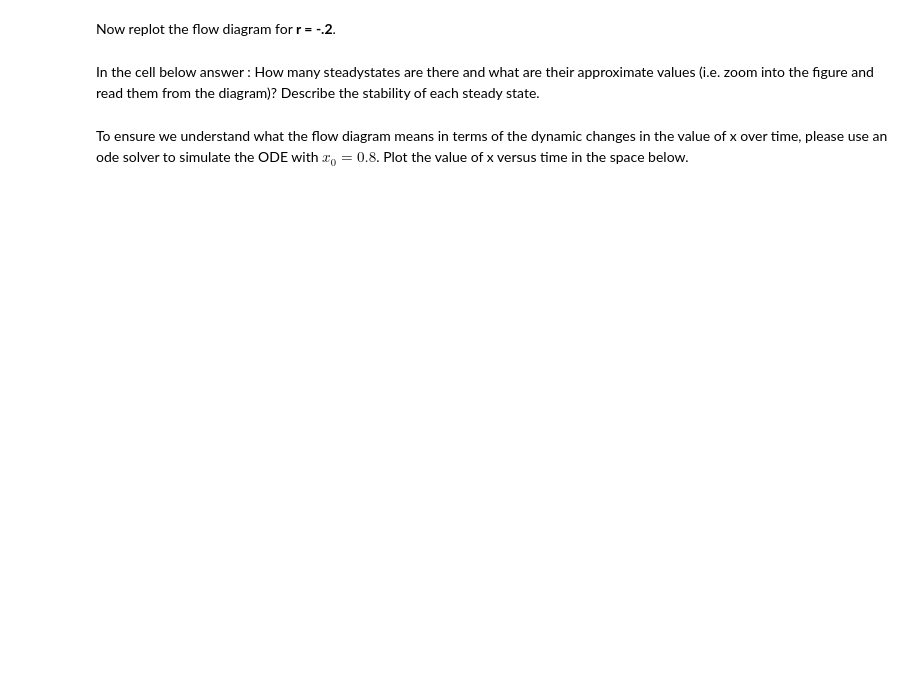
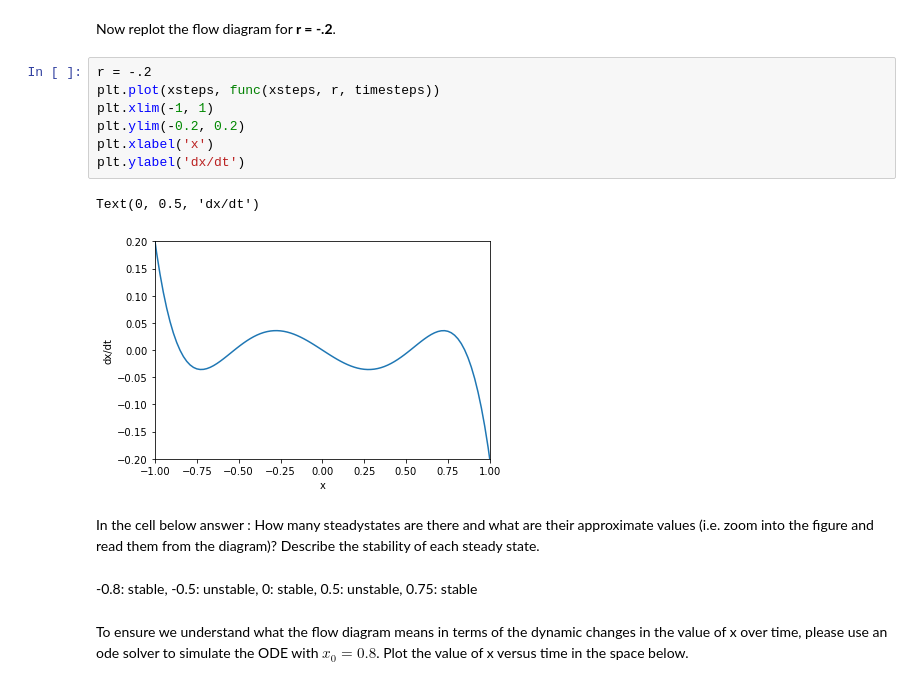
Before and after one commit to mdsnbutler/ChE_2410-Public-Repo, a Jupyter notebook: Homework/Homework 7 Flow on a Line.ipynb, the cells around one changed output. Cells and saved outputs as stored; diff of their text form; blank space fills up the shorter version.

```diff
--- a/Homework/Homework 7 Flow on a Line.ipynb
+++ b/Homework/Homework 7 Flow on a Line.ipynb
@@ -14,6 +50,18 @@ To ensure we understand what the flow diagram means in terms of the dynamic chan
 # %% [markdown]
 Now replot the flow diagram for **r = -.2**.
+# %%
+r = -.2
+plt.plot(xsteps, func(xsteps, r, timesteps))
+plt.xlim(-1, 1)
+plt.ylim(-0.2, 0.2)
+plt.xlabel('x')
+plt.ylabel('dx/dt')
+# %% [output]
+Text(0, 0.5, 'dx/dt')
+[figure, added]
 # %% [markdown]
 In the cell below answer : How many steadystates are there and what are their approximate values (i.e. zoom into the figure and read them from the diagram)? Describe the stability of each steady state.
+# %% [markdown]
+-0.8: stable, -0.5: unstable, 0: stable, 0.5: unstable, 0.75: stable
 # %% [markdown]
 To ensure we understand what the flow diagram means in terms of the dynamic changes in the value of x over time, please use an ode solver to simulate the ODE with $x_0 = 0.8$. Plot the value of x versus time in the space below.
```
Also changed, not shown: parts of 5 cells of this notebook.
